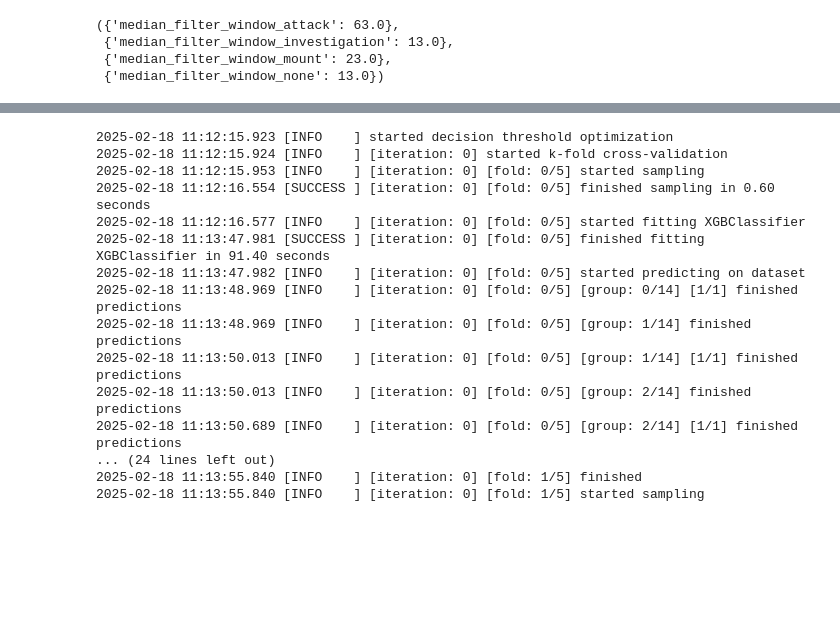
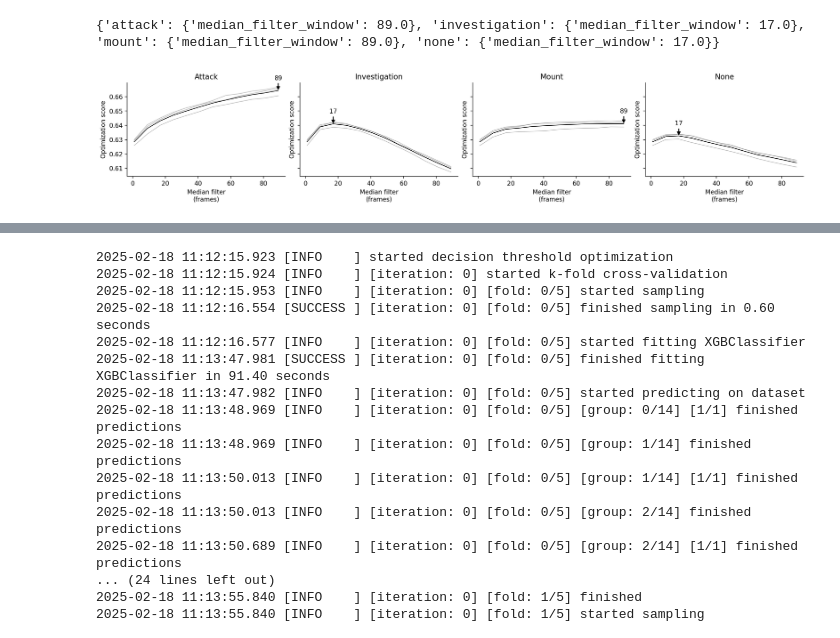
Before and after one commit to pnuehrenberg/vassi, a Jupyter notebook: examples/CALMS21/classification.ipynb, the cells around one changed output, grey strips where cells are left out. Drawn from its saved outputs; the diff is of its cells as text; code cells hidden in the pictures; blank space fills up the shorter version.

Commit message:
more smoothing optimization changes

```diff
--- a/examples/CALMS21/classification.ipynb
+++ b/examples/CALMS21/classification.ipynb
@@ -88,12 +88,0 @@ best_parameters = optimize_smoothing(
-# %%
-best_parameters
-
-# ({'median_filter_window_attack': 59.0},
-#  {'median_filter_window_investigation': 7.0},
-#  {'median_filter_window_mount': 21.0},
-#  {'median_filter_window_none': 5.0})
-# %% [output]
-({'median_filter_window_attack': 63.0},
- {'median_filter_window_investigation': 13.0},
- {'median_filter_window_mount': 23.0},
- {'median_filter_window_none': 13.0})
@@ -105,0 +89,28 @@ def optimal_smooth(*, array):
+# %%
+from automated_scoring.classification.optimization_utils import evaluate_results
+
+
+import matplotlib.pyplot as plt
+
+fig, axes = plt.subplots(1, len(dataset_train.categories), figsize=(16, 3), layout="constrained", sharex=True, sharey=True)
+
+results = {}
+
+for idx, category in enumerate(dataset_train.categories):
+    results[category] = evaluate_results(
+        pd.read_csv(f"optimization_results/smoothing/results_smoothing-{category}.csv"),
+        parameter_names=["median_filter_window"],
+        score_names=["f1_per_timestamp", "f1_per_annotation", "f1_per_prediction"],
+        plot_results=True,
+        axes=axes[[idx]],
+    )
+    axes[idx].set_xlabel("Median filter\n(frames)")
+    axes[idx].set_ylabel("Optimization score")
+    axes[idx].set_title(category.replace("_", " ").capitalize())
+
+print(results)
+
+plt.show()
+# %% [output]
+{'attack': {'median_filter_window': 89.0}, 'investigation': {'median_filter_window': 17.0}, 'mount': {'median_filter_window': 89.0}, 'none': {'median_filter_window': 17.0}}
+[figure, added]
```
Also changed, not shown: parts of 5 cells of this notebook, 8 other files.
